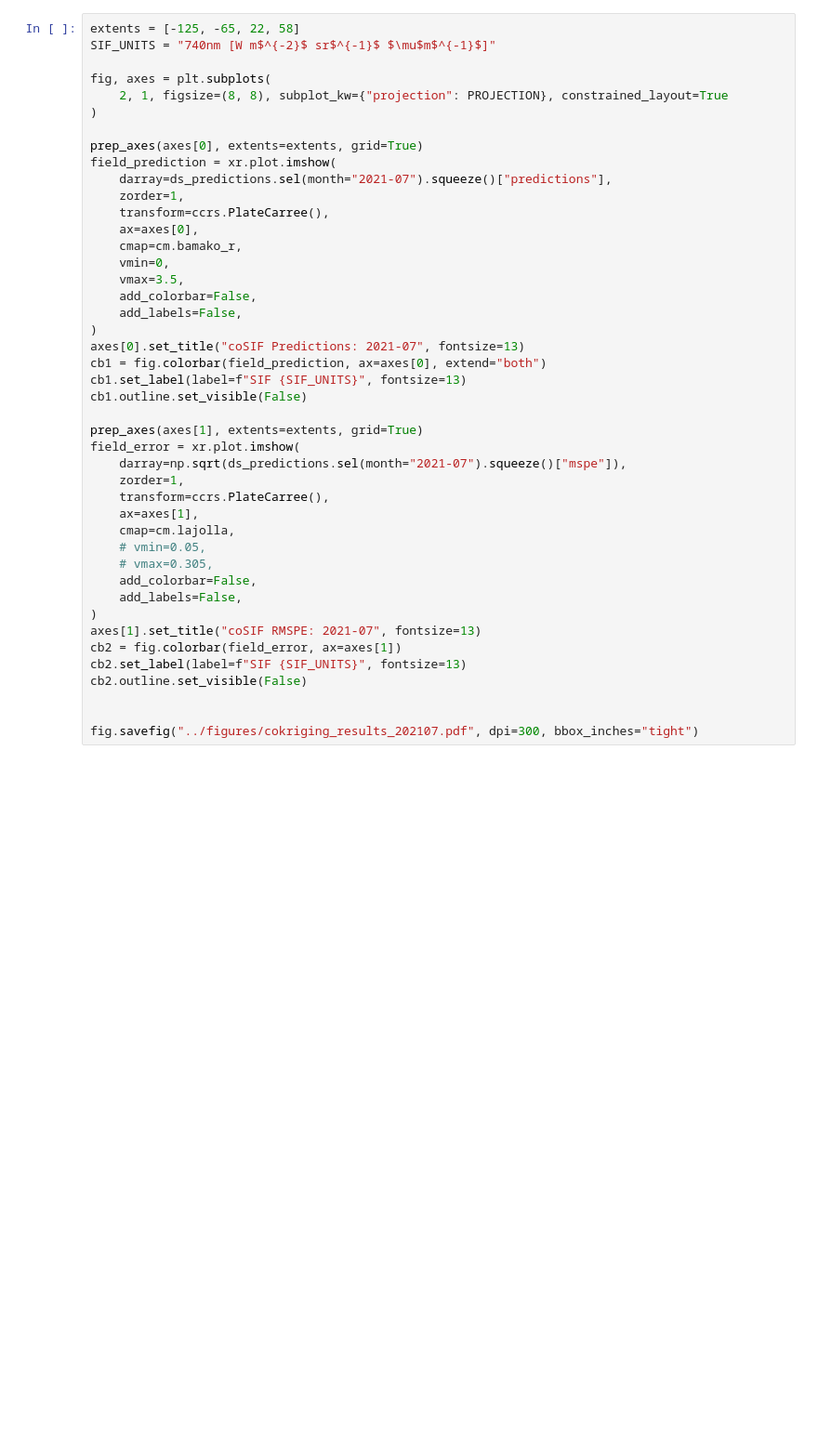
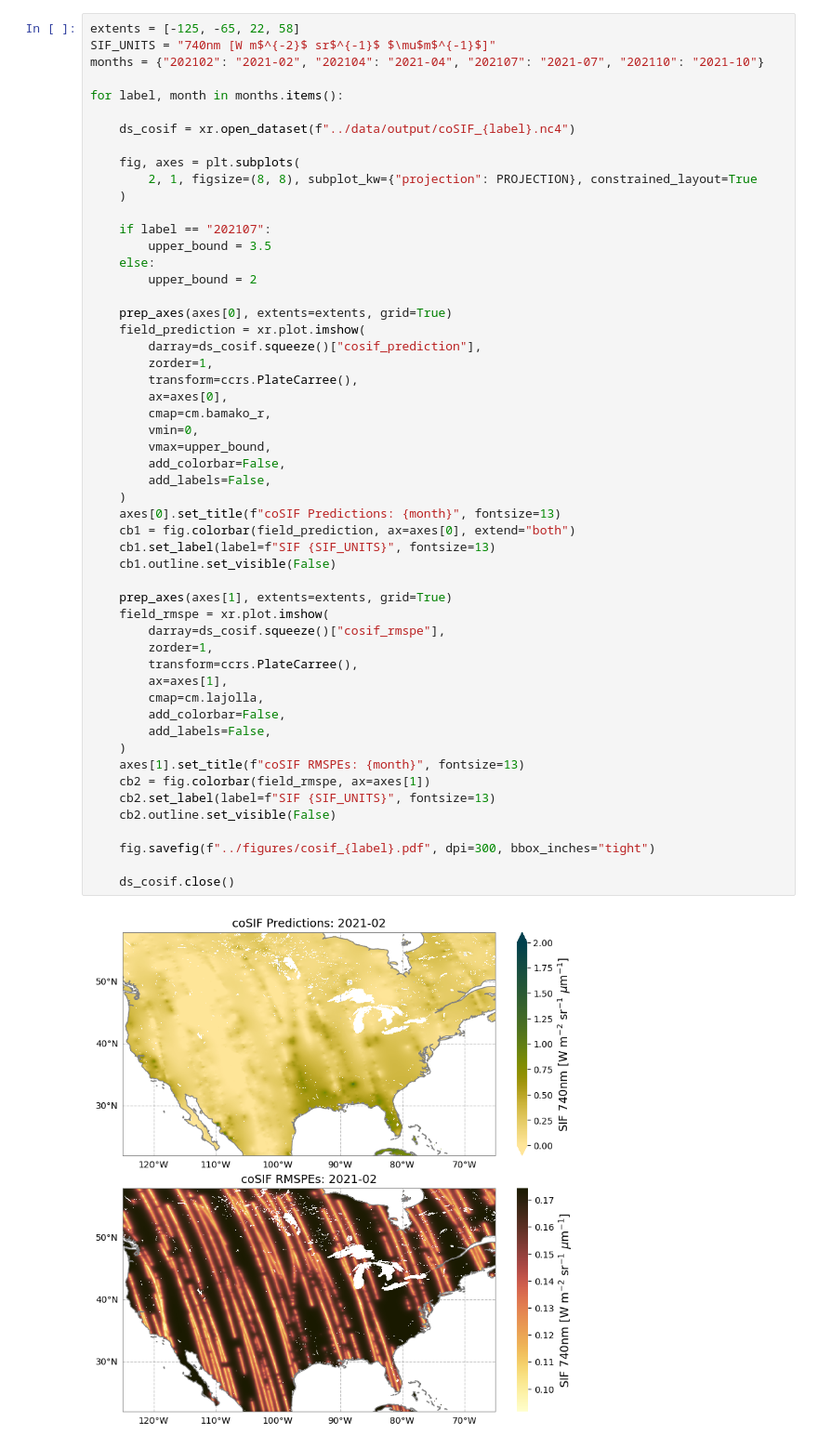
Before and after one commit to joshhjacobson/coSIF, a Jupyter notebook: 03_prediction/plot_coSIF_datasets.ipynb, the cells around one changed output. Shown at 93% size. Cells and saved outputs as stored; diff of their text form; blank space fills up the shorter version.

Commit message:
Plot coSIF datasets; update data subdirectory names

```diff
--- a/03_prediction/plot_coSIF_datasets.ipynb
+++ b/03_prediction/plot_coSIF_datasets.ipynb
@@ -44,44 +38,55 @@ months = ["202102", "202104", "202107", "202110"]
 # %%
 extents = [-125, -65, 22, 58]
 SIF_UNITS = "740nm [W m$^{-2}$ sr$^{-1}$ $\mu$m$^{-1}$]"
+months = {"202102": "2021-02", "202104": "2021-04", "202107": "2021-07", "202110": "2021-10"}
 
-fig, axes = plt.subplots(
-    2, 1, figsize=(8, 8), subplot_kw={"projection": PROJECTION}, constrained_layout=True
-)
+for label, month in months.items():
 
-prep_axes(axes[0], extents=extents, grid=True)
-field_prediction = xr.plot.imshow(
-    darray=ds_predictions.sel(month="2021-07").squeeze()["predictions"],
-    zorder=1,
-    transform=ccrs.PlateCarree(),
-    ax=axes[0],
-    cmap=cm.bamako_r,
-    vmin=0,
-    vmax=3.5,
-    add_colorbar=False,
-    add_labels=False,
-)
-axes[0].set_title("coSIF Predictions: 2021-07", fontsize=13)
-cb1 = fig.colorbar(field_prediction, ax=axes[0], extend="both")
-cb1.set_label(label=f"SIF {SIF_UNITS}", fontsize=13)
-cb1.outline.set_visible(False)
+    ds_cosif = xr.open_dataset(f"../data/output/coSIF_{label}.nc4")
 
-prep_axes(axes[1], extents=extents, grid=True)
-field_error = xr.plot.imshow(
-    darray=np.sqrt(ds_predictions.sel(month="2021-07").squeeze()["mspe"]),
-    zorder=1,
-    transform=ccrs.PlateCarree(),
-    ax=axes[1],
-    cmap=cm.lajolla,
-    # vmin=0.05,
-    # vmax=0.305,
-    add_colorbar=False,
-    add_labels=False,
-)
-axes[1].set_title("coSIF RMSPE: 2021-07", fontsize=13)
-cb2 = fig.colorbar(field_error, ax=axes[1])
-cb2.set_label(label=f"SIF {SIF_UNITS}", fontsize=13)
-cb2.outline.set_visible(False)
+    fig, axes = plt.subplots(
+        2, 1, figsize=(8, 8), subplot_kw={"projection": PROJECTION}, constrained_layout=True
+    )
 
+    if label == "202107":
+        upper_bound = 3.5
+    else:
+        upper_bound = 2
 
-fig.savefig("../figures/cokriging_results_202107.pdf", dpi=300, bbox_inches="tight")
+    prep_axes(axes[0], extents=extents, grid=True)
+    field_prediction = xr.plot.imshow(
+        darray=ds_cosif.squeeze()["cosif_prediction"],
+        zorder=1,
+        transform=ccrs.PlateCarree(),
+        ax=axes[0],
+        cmap=cm.bamako_r,
+        vmin=0,
+        vmax=upper_bound,
+        add_colorbar=False,
+        add_labels=False,
+    )
+    axes[0].set_title(f"coSIF Predictions: {month}", fontsize=13)
+    cb1 = fig.colorbar(field_prediction, ax=axes[0], extend="both")
+    cb1.set_label(label=f"SIF {SIF_UNITS}", fontsize=13)
+    cb1.outline.set_visible(False)
+
+    prep_axes(axes[1], extents=extents, grid=True)
+    field_rmspe = xr.plot.imshow(
+        darray=ds_cosif.squeeze()["cosif_rmspe"],
+        zorder=1,
+        transform=ccrs.PlateCarree(),
+        ax=axes[1],
+        cmap=cm.lajolla,
+        add_colorbar=False,
+        add_labels=False,
+    )
+    axes[1].set_title(f"coSIF RMSPEs: {month}", fontsize=13)
+    cb2 = fig.colorbar(field_rmspe, ax=axes[1])
+    cb2.set_label(label=f"SIF {SIF_UNITS}", fontsize=13)
+    cb2.outline.set_visible(False)
+
+    fig.savefig(f"../figures/cosif_{label}.pdf", dpi=300, bbox_inches="tight")
+
+    ds_cosif.close()
+# %% [output]
+[figure, added]
```
Also changed, not shown: parts of 3 cells of this notebook, 34 other files.
